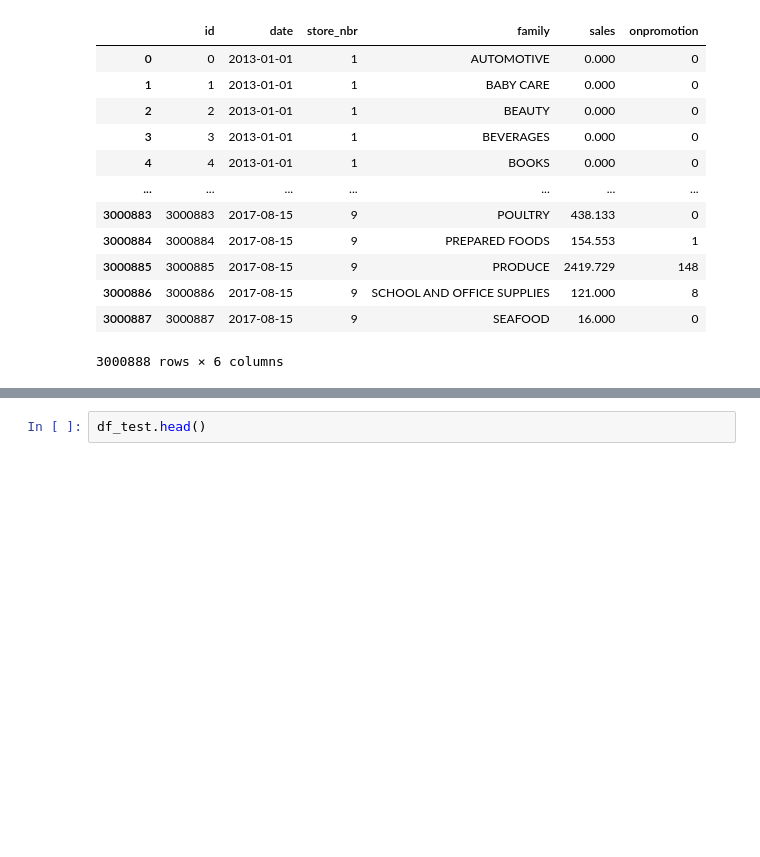
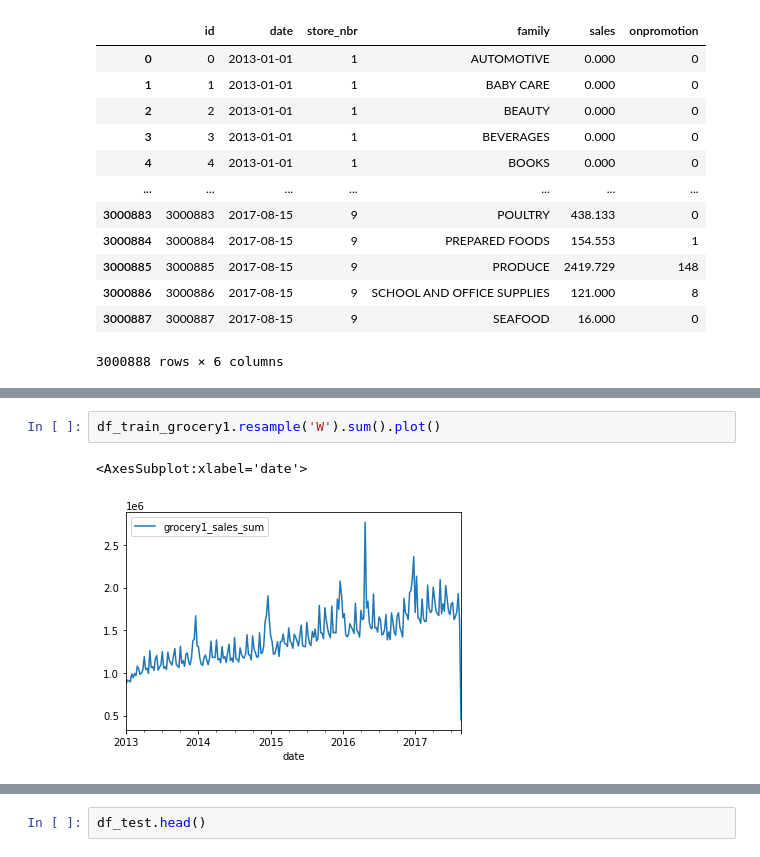
Before and after one commit to matsumoto257/store-sales-forecast, a Jupyter notebook: store-sales_1.ipynb, the cells around one changed output, grey strips where cells are left out. Drawn from its saved outputs; the diff is of its cells as text; blank space fills up the shorter version.

```diff
--- a/store-sales_1.ipynb
+++ b/store-sales_1.ipynb
@@ -70,0 +193,5 @@ df_train
+# %%
+df_train_grocery1.resample('W').sum().plot()
+# %% [output]
+<AxesSubplot:xlabel='date'>
+[figure, added]
```
Also changed, not shown: parts of 59 cells of this notebook.
